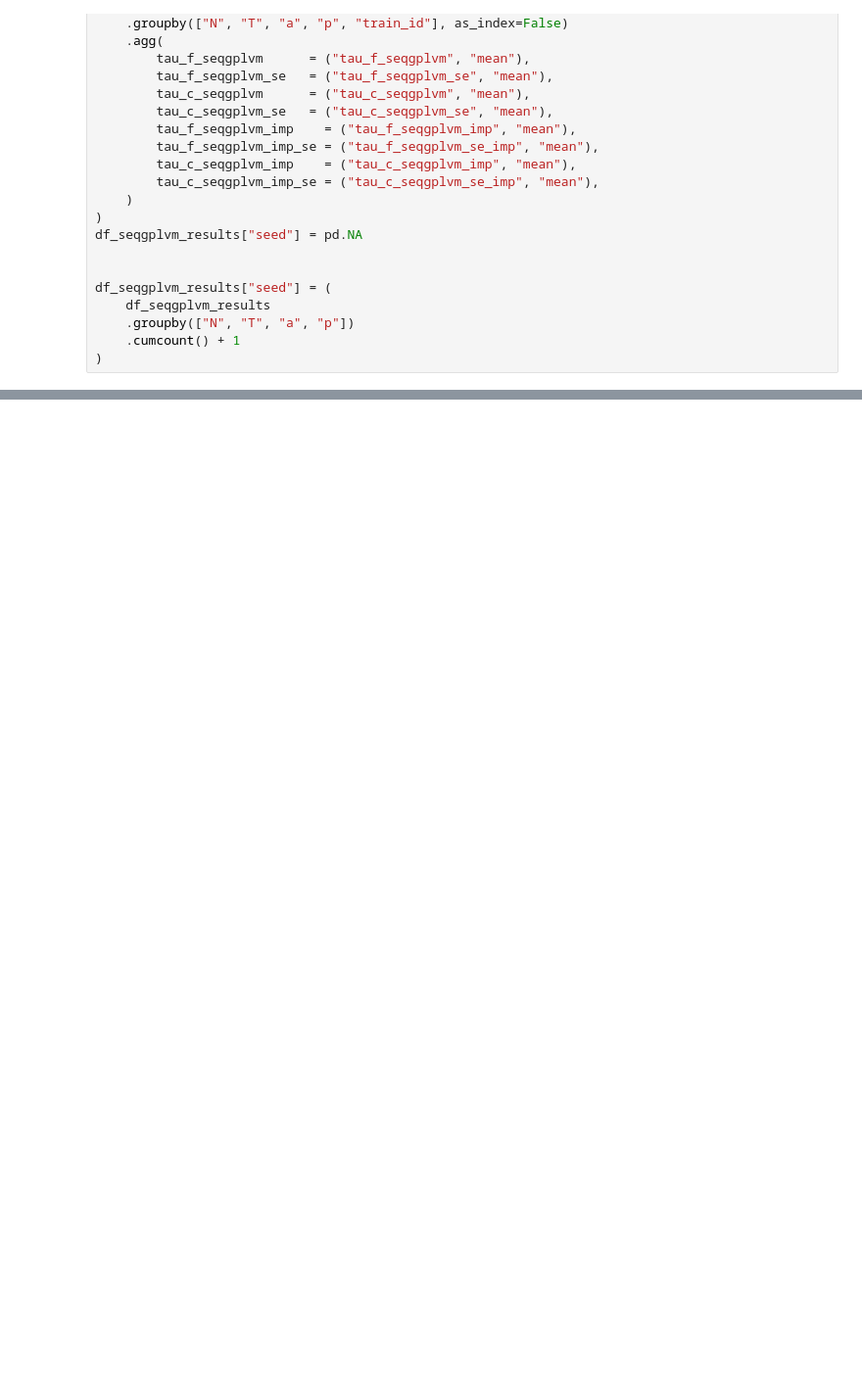
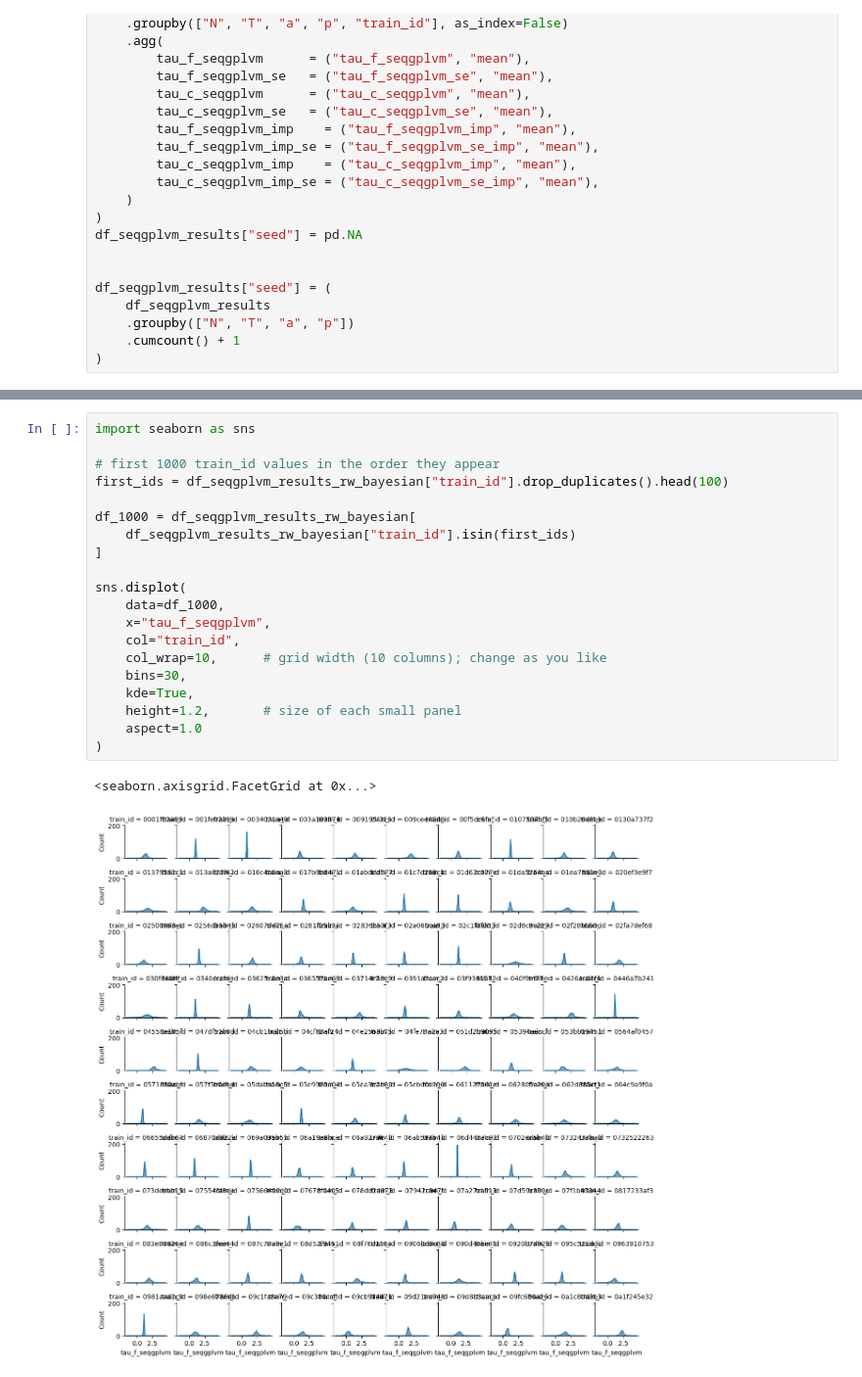
Before and after one commit to Ali-Setareh/SeqGPLVM_FEMSM, a Jupyter notebook: notebooks/fe_msm_results.ipynb, the cells around one changed output, grey strips where cells are left out. Shown at 98% size. Cells and saved outputs as stored; diff of their text form; blank space fills up the shorter version.

```diff
--- a/notebooks/fe_msm_results.ipynb
+++ b/notebooks/fe_msm_results.ipynb
@@ -143,3 +169,26 @@ df_seqgplvm_results["seed"] = (
+# %%
+import seaborn as sns
+
+# first 1000 train_id values in the order they appear
+first_ids = df_seqgplvm_results_rw_bayesian["train_id"].drop_duplicates().head(100)
+
+df_1000 = df_seqgplvm_results_rw_bayesian[
+    df_seqgplvm_results_rw_bayesian["train_id"].isin(first_ids)
+]
+
+sns.displot(
+    data=df_1000,
+    x="tau_f_seqgplvm",
+    col="train_id",
+    col_wrap=10,      # grid width (10 columns); change as you like
+    bins=30,
+    kde=True,
+    height=1.2,       # size of each small panel
+    aspect=1.0
+)
+# %% [output]
+<seaborn.axisgrid.FacetGrid at 0x...>
+[figure, added]
 # %%
 import numpy as np
 import pandas as pd
```
Also changed, not shown: parts of 10 cells of this notebook, 14 other files.
